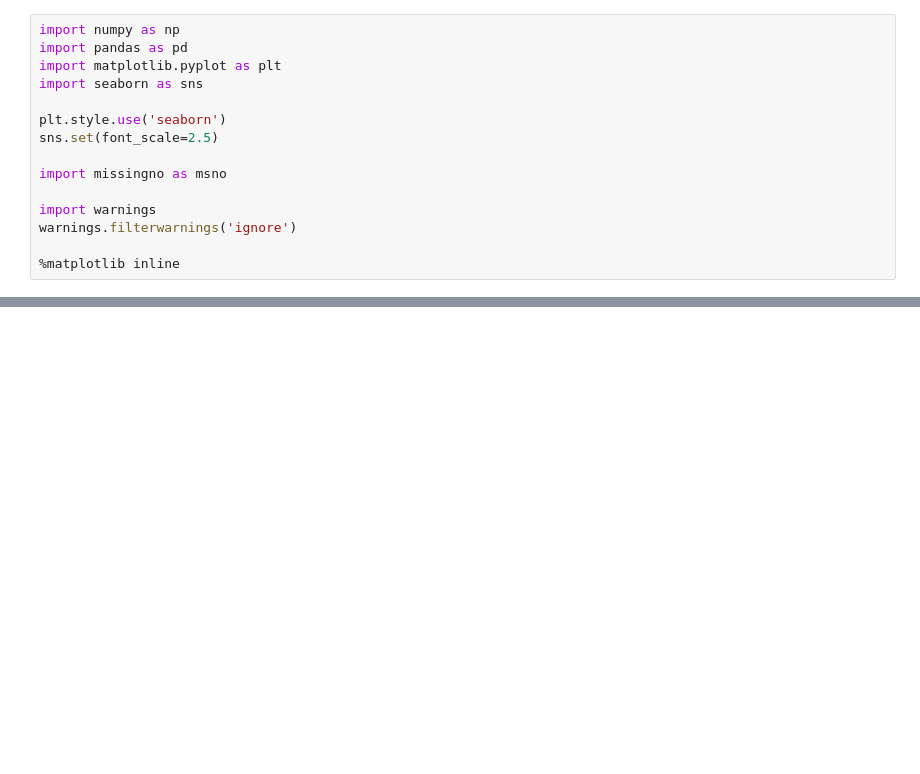
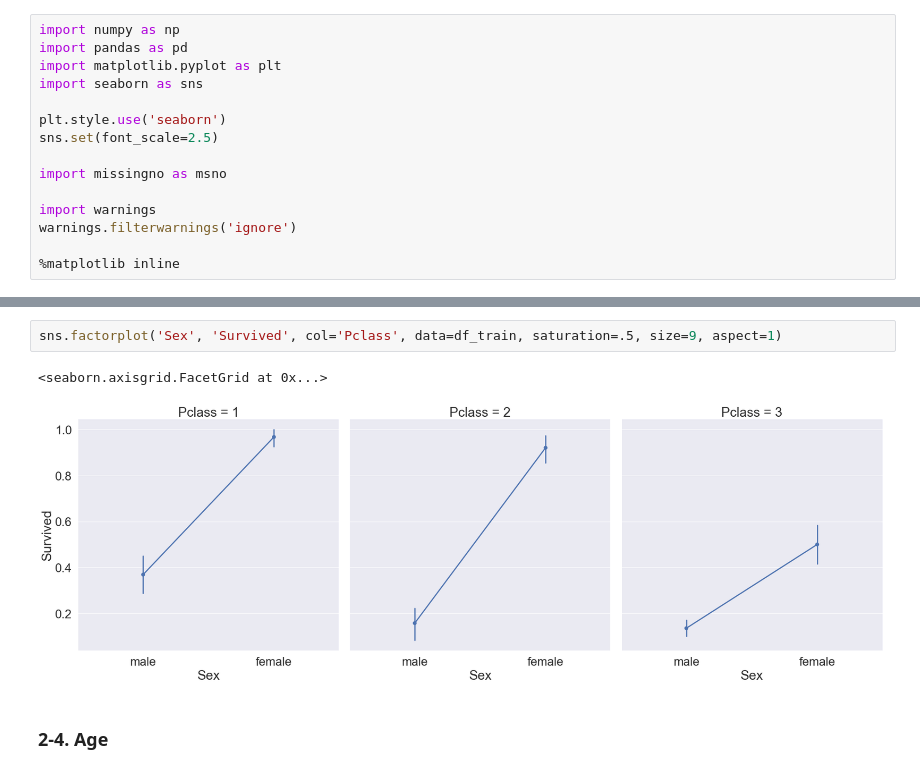
Before and after one commit to nevret-jklee/Kaggle_2019-3rd-ml-month-with-kakr, a Jupyter notebook: 필사적으로 필사하기/Titanic/1-1. titanic (3).ipynb, the cells around one changed output, grey strips where cells are left out. Drawn from its saved outputs; the diff is of its cells as text; blank space fills up the shorter version.

```diff
--- a/필사적으로 필사하기/Titanic/1-1. titanic (3).ipynb
+++ b/필사적으로 필사하기/Titanic/1-1. titanic (3).ipynb
@@ -22,0 +61,7 @@ FileNotFoundError: [Errno 2] File b'../keepgoing/data/train.csv' does not exist:
+# %%
+sns.factorplot('Sex', 'Survived', col='Pclass', data=df_train, saturation=.5, size=9, aspect=1)
+# %% [output]
+<seaborn.axisgrid.FacetGrid at 0x...>
+[figure, added]
+# %% [markdown]
+### 2-4. Age
```
Also changed, not shown: parts of 8 cells of this notebook.
